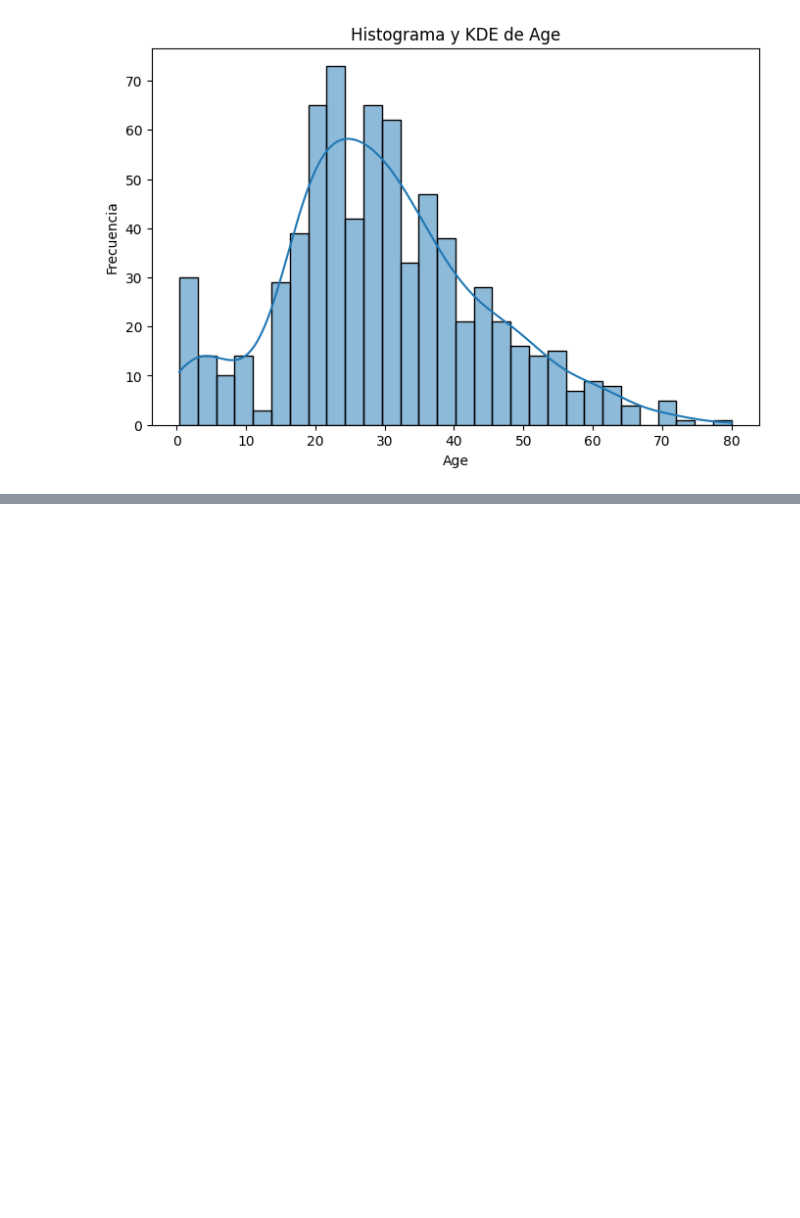
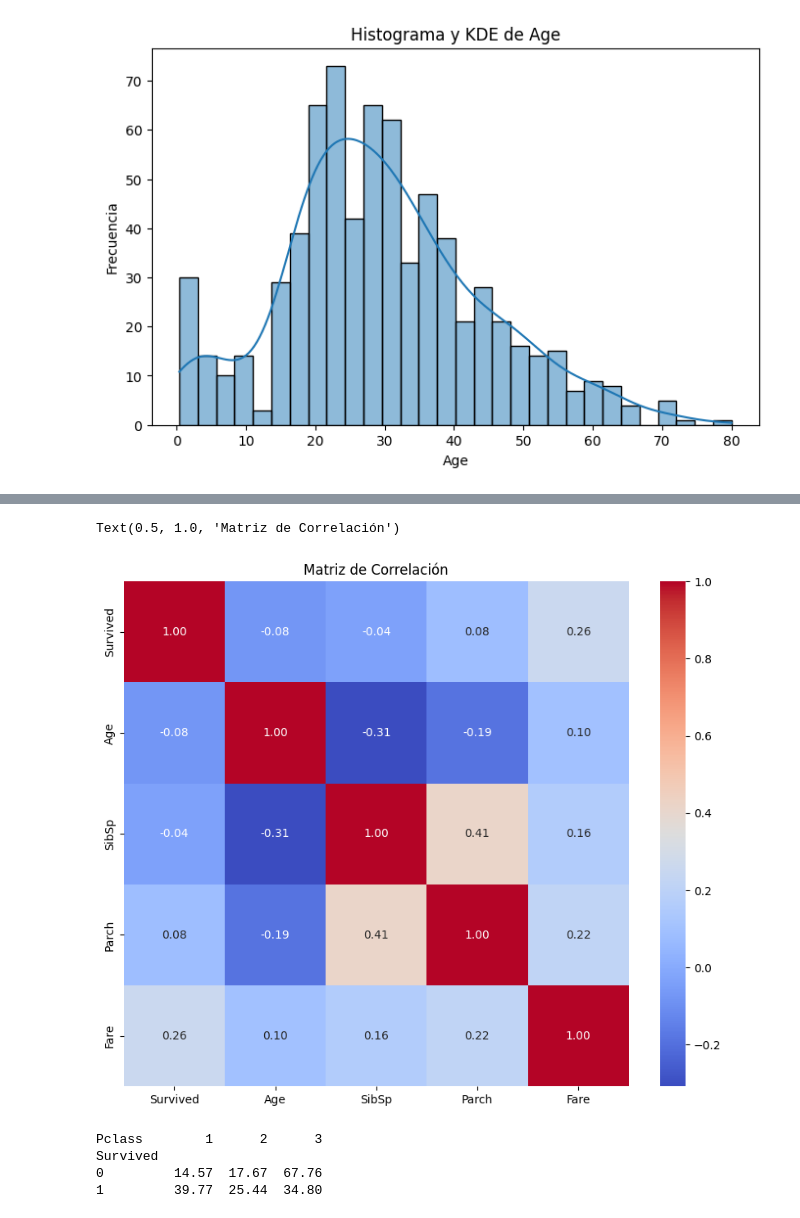
Before and after one commit to MartoBadi/TSCDIA-, a Jupyter notebook: Modelizado de Minería de Datos/tp_final/tp_final.ipynb, the cells around one changed output, grey strips where cells are left out. Drawn from its saved outputs; the diff is of its cells as text; code cells hidden in the pictures; blank space fills up the shorter version.

```diff
--- a/Modelizado de Minería de Datos/tp_final/tp_final.ipynb
+++ b/Modelizado de Minería de Datos/tp_final/tp_final.ipynb
@@ -137,0 +165,8 @@ plt.show()
+# %%
+matriz_de_correlacion = df[['Survived','Age', 'SibSp', 'Parch', 'Fare']].corr()
+plt.figure(figsize=(10, 8))
+sns.heatmap(matriz_de_correlacion, annot=True, fmt=".2f", cmap='coolwarm', square=True)
+plt.title('Matriz de Correlación')
+# %% [output]
+Text(0.5, 1.0, 'Matriz de Correlación')
+[figure, added]
@@ -137,0 +196,11 @@ plt.show()
+# %%
+crosstab_pclass_index = pd.crosstab(df['Survived'], df['Pclass'], normalize='index') * 100
+
+crosstab_pclass_index = crosstab_pclass_index.round(2)
+
+print(crosstab_pclass_index)
+# %% [output]
+Pclass        1      2      3
+Survived
+0         14.57  17.67  67.76
+1         39.77  25.44  34.80
```
Also changed, not shown: parts of 7 cells of this notebook.
